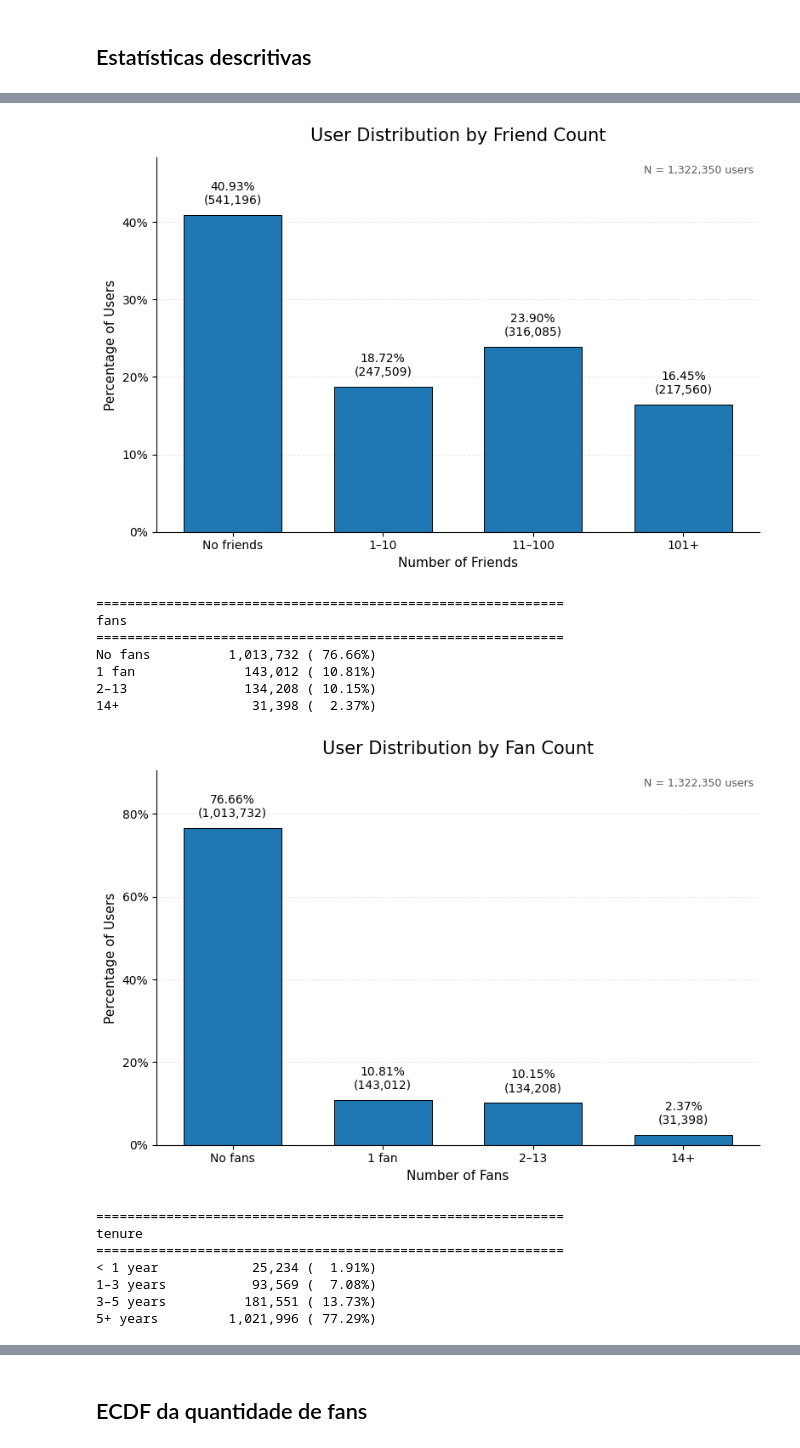
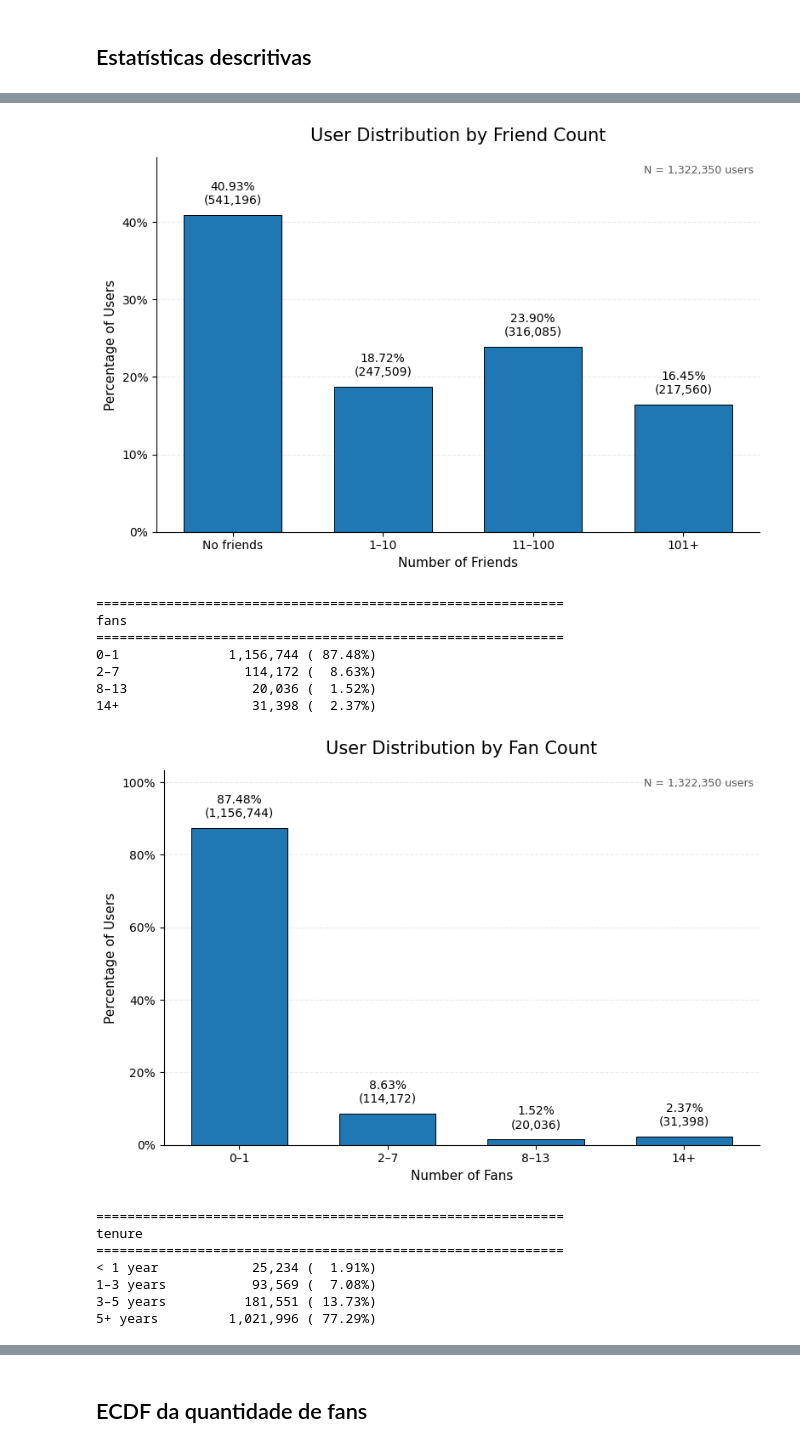
Before and after one commit to MiguelPim01/recsys-fairness, a Jupyter notebook: notebooks/yelp_analysis.ipynb, the cells around one changed output, grey strips where cells are left out. Drawn from its saved outputs; the diff is of its cells as text; code cells hidden in the pictures.

```diff
--- a/notebooks/yelp_analysis.ipynb
+++ b/notebooks/yelp_analysis.ipynb
@@ -34,14 +34,14 @@ def _friend_count_group(friend_count: float) -> str:
 
 
 def _fans_group(fans: float) -> str:
-    if fans == 0:
-        return "no_fans"
+    if fans <= 1:
+        return "0_1"
 
-    if fans == 1:
-        return "one_fan"
+    if fans <= 7:
+        return "2_7"
 
     if fans <= 13:
-        return "2_13"
+        return "8_13"
 
     return "14_plus"
 
@@ -101,15 +101,15 @@ GROUP_CONFIG = {
     "fans": {
         "column": "fans_group",
         "order": [
-            "no_fans",
-            "one_fan",
-            "2_13",
+            "0_1",
+            "2_7",
+            "8_13",
             "14_plus",
         ],
         "labels": {
-            "no_fans": "No fans",
-            "one_fan": "1 fan",
-            "2_13": "2–13",
+            "0_1": "0–1",
+            "2_7": "2–7",
+            "8_13": "8–13",
             "14_plus": "14+",
         },
         "title": "User Distribution by Fan Count",
@@ -406,37 +406,37 @@ def plot_all_user_metadata(
 
 # ============================================================
 # Example
 # ============================================================
 
 plot_all_user_metadata(
     file_path=path,
     output_dir="plots/yelp/user_metadata",
 )
 # %% [output]
 Total users: 1,322,350
 
 ============================================================
 activity
 ============================================================
 Inactive         1,239,593 ( 93.74%)
 Active              82,757 (  6.26%)
 [figure]
 ============================================================
 friend_count
 ============================================================
 No friends         541,196 ( 40.93%)
 1–10               247,509 ( 18.72%)
 11–100             316,085 ( 23.90%)
 101+               217,560 ( 16.45%)
 [figure]
 ============================================================
 fans
 ============================================================
-No fans          1,013,732 ( 76.66%)
-1 fan              143,012 ( 10.81%)
-2–13               134,208 ( 10.15%)
+0–1              1,156,744 ( 87.48%)
+2–7                114,172 (  8.63%)
+8–13                20,036 (  1.52%)
 14+                 31,398 (  2.37%)
-[figure, old version]
+[figure, new version]
 ============================================================
 tenure
 ============================================================
```
Also changed, not shown: 4 other files.
